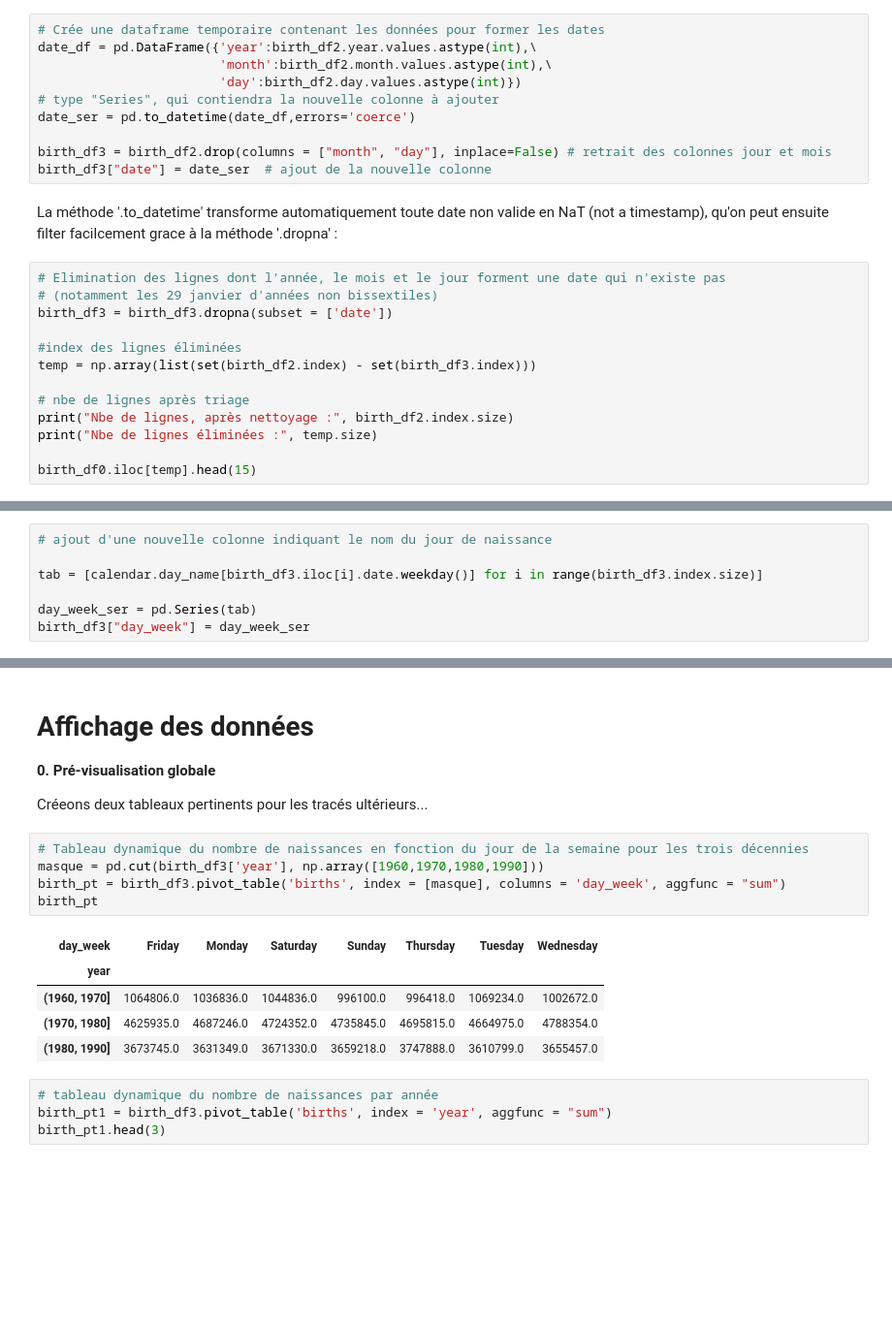
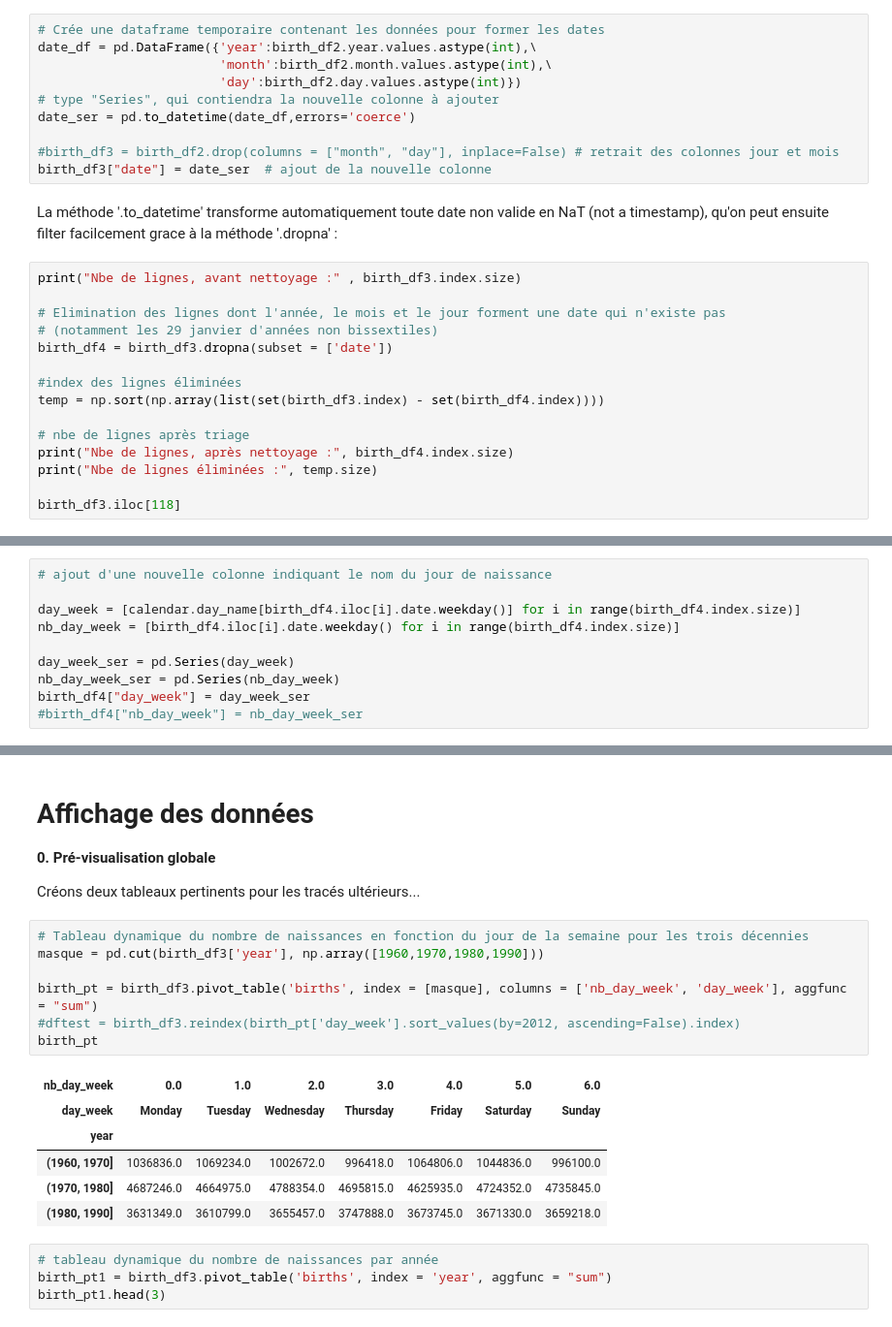
Before and after one commit to SmellyArmure/04-Jupyter, a Jupyter notebook: Exo-CartesVoeux/Exo-CartesVoeux.ipynb, the cells around one changed output, grey strips where cells are left out. Shown at 97% size. Saved outputs shown, nothing was run; the diff lists cells and outputs as text; blank space fills up the shorter version.

```diff
--- a/Exo-CartesVoeux/Exo-CartesVoeux.ipynb
+++ b/Exo-CartesVoeux/Exo-CartesVoeux.ipynb
@@ -81,21 +83,23 @@ date_df = pd.DataFrame({'year':birth_df2.year.values.astype(int),\
 # type "Series", qui contiendra la nouvelle colonne à ajouter
 date_ser = pd.to_datetime(date_df,errors='coerce')
 
-birth_df3 = birth_df2.drop(columns = ["month", "day"], inplace=False) # retrait des colonnes jour et mois
+#birth_df3 = birth_df2.drop(columns = ["month", "day"], inplace=False) # retrait des colonnes jour et mois
 birth_df3["date"] = date_ser  # ajout de la nouvelle colonne
 # %% [markdown]
 La méthode '.to_datetime' transforme automatiquement toute date non valide en NaT (not a timestamp), qu'on peut ensuite filter facilcement grace à la méthode '.dropna' :
 # %%
+print("Nbe de lignes, avant nettoyage :" , birth_df3.index.size)
+
 # Elimination des lignes dont l'année, le mois et le jour forment une date qui n'existe pas
 # (notamment les 29 janvier d'années non bissextiles)
-birth_df3 = birth_df3.dropna(subset = ['date'])
+birth_df4 = birth_df3.dropna(subset = ['date'])
 
 #index des lignes éliminées
-temp = np.array(list(set(birth_df2.index) - set(birth_df3.index)))
+temp = np.sort(np.array(list(set(birth_df3.index) - set(birth_df4.index))))
 
 # nbe de lignes après triage
-print("Nbe de lignes, après nettoyage :", birth_df2.index.size)
+print("Nbe de lignes, après nettoyage :", birth_df4.index.size)
 print("Nbe de lignes éliminées :", temp.size)
 
-birth_df0.iloc[temp].head(15)
+birth_df3.iloc[118]
 # %% [output]
@@ -120,7 +114,10 @@ Nbe de lignes éliminées : 452
 # %%
 # ajout d'une nouvelle colonne indiquant le nom du jour de naissance
 
-tab = [calendar.day_name[birth_df3.iloc[i].date.weekday()] for i in range(birth_df3.index.size)]
+day_week = [calendar.day_name[birth_df4.iloc[i].date.weekday()] for i in range(birth_df4.index.size)]
+nb_day_week = [birth_df4.iloc[i].date.weekday() for i in range(birth_df4.index.size)]
 
-day_week_ser = pd.Series(tab)
-birth_df3["day_week"] = day_week_ser
+day_week_ser = pd.Series(day_week)
+nb_day_week_ser = pd.Series(nb_day_week)
+birth_df4["day_week"] = day_week_ser
+#birth_df4["nb_day_week"] = nb_day_week_ser
@@ -139,18 +141,21 @@ Nbe de lignes, après nettoyage : 14265
 
 __0. Pré-visualisation globale__
 
-Créeons deux tableaux pertinents pour les tracés ultérieurs...
+Créons deux tableaux pertinents pour les tracés ultérieurs...
 # %%
 # Tableau dynamique du nombre de naissances en fonction du jour de la semaine pour les trois décennies
 masque = pd.cut(birth_df3['year'], np.array([1960,1970,1980,1990]))
-birth_pt = birth_df3.pivot_table('births', index = [masque], columns = 'day_week', aggfunc = "sum")
+
+birth_pt = birth_df3.pivot_table('births', index = [masque], columns = ['nb_day_week', 'day_week'], aggfunc = "sum")
+#dftest = birth_df3.reindex(birth_pt['day_week'].sort_values(by=2012, ascending=False).index)
 birth_pt
 # %% [output]
-| day_week | Friday | Monday | Saturday | Sunday | Thursday | Tuesday | Wednesday |
+| nb_day_week | 0.0 | 1.0 | 2.0 | 3.0 | 4.0 | 5.0 | 6.0 |
+| day_week | Monday | Tuesday | Wednesday | Thursday | Friday | Saturday | Sunday |
 | year |  |  |  |  |  |  |  |
-| (1960, 1970] | 1064806.0 | 1036836.0 | 1044836.0 | 996100.0 | 996418.0 | 1069234.0 | 1002672.0 |
-| (1970, 1980] | 4625935.0 | 4687246.0 | 4724352.0 | 4735845.0 | 4695815.0 | 4664975.0 | 4788354.0 |
-| (1980, 1990] | 3673745.0 | 3631349.0 | 3671330.0 | 3659218.0 | 3747888.0 | 3610799.0 | 3655457.0 |
+| (1960, 1970] | 1036836.0 | 1069234.0 | 1002672.0 | 996418.0 | 1064806.0 | 1044836.0 | 996100.0 |
+| (1970, 1980] | 4687246.0 | 4664975.0 | 4788354.0 | 4695815.0 | 4625935.0 | 4724352.0 | 4735845.0 |
+| (1980, 1990] | 3631349.0 | 3610799.0 | 3655457.0 | 3747888.0 | 3673745.0 | 3671330.0 | 3659218.0 |
 # %%
 # tableau dynamique du nombre de naissances par année
 birth_pt1 = birth_df3.pivot_table('births', index = 'year', aggfunc = "sum")
```
Also changed, not shown: parts of 8 cells of this notebook.
